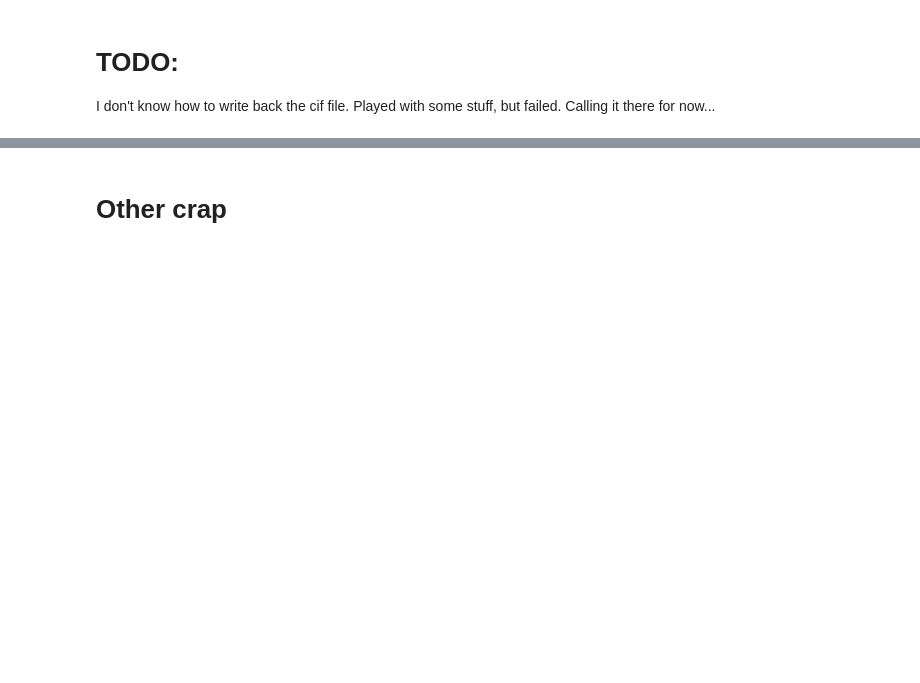
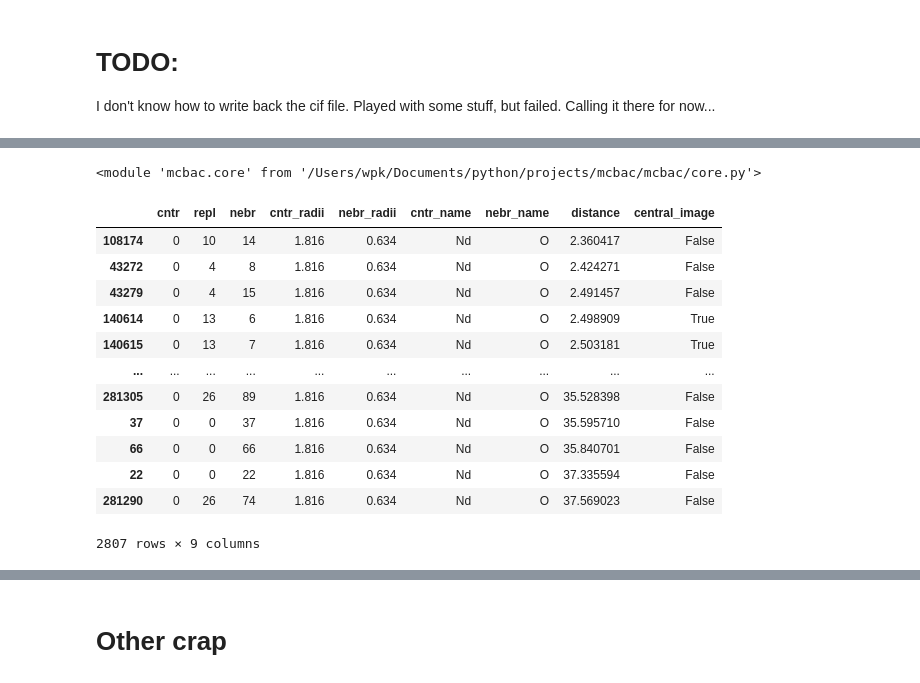
Before and after one commit to wpk-nist-gov/mcbac, a Jupyter notebook: examples/usage.ipynb, the cells around one changed output, grey strips where cells are left out. Drawn from its saved outputs; the diff is of its cells as text; code cells hidden in the pictures; blank space fills up the shorter version.

```diff
--- a/examples/usage.ipynb
+++ b/examples/usage.ipynb
@@ -236,0 +280,6 @@ I don't know how to write back the cif file.  Played with some stuff, but failed
+# %%
+from importlib import reload
+import mcbac.core as core
+reload(core)
+# %% [output]
+<module 'mcbac.core' from '/Users/wpk/Documents/python/projects/mcbac/mcbac/core.py'>
@@ -236,0 +288,16 @@ I don't know how to write back the cif file.  Played with some stuff, but failed
+# %%
+c.distance_frame.query('(cntr != nebr and central_image) or (not central_image)').query('cntr==0').sort_values(['cntr','distance'])
+# %% [output]
+|  | cntr | repl | nebr | cntr_radii | nebr_radii | cntr_name | nebr_name | distance | central_image |
+| 108174 | 0 | 10 | 14 | 1.816 | 0.634 | Nd | O | 2.360417 | False |
+| 43272 | 0 | 4 | 8 | 1.816 | 0.634 | Nd | O | 2.424271 | False |
+| 43279 | 0 | 4 | 15 | 1.816 | 0.634 | Nd | O | 2.491457 | False |
+| 140614 | 0 | 13 | 6 | 1.816 | 0.634 | Nd | O | 2.498909 | True |
+| 140615 | 0 | 13 | 7 | 1.816 | 0.634 | Nd | O | 2.503181 | True |
+| ... | ... | ... | ... | ... | ... | ... | ... | ... | ... |
+| 281305 | 0 | 26 | 89 | 1.816 | 0.634 | Nd | O | 35.528398 | False |
+| 37 | 0 | 0 | 37 | 1.816 | 0.634 | Nd | O | 35.595710 | False |
+| 66 | 0 | 0 | 66 | 1.816 | 0.634 | Nd | O | 35.840701 | False |
+| 22 | 0 | 0 | 22 | 1.816 | 0.634 | Nd | O | 37.335594 | False |
+| 281290 | 0 | 26 | 74 | 1.816 | 0.634 | Nd | O | 37.569023 | False |
+2807 rows × 9 columns
```
Also changed, not shown: parts of 106 cells of this notebook, 13 other files.
